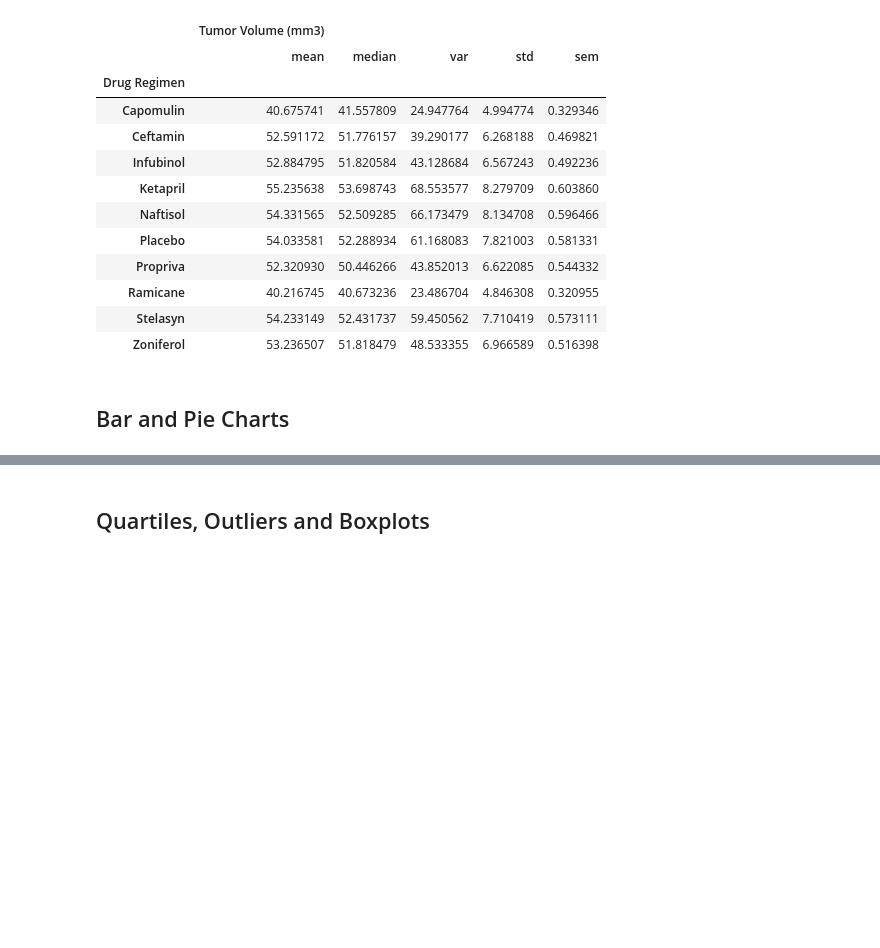
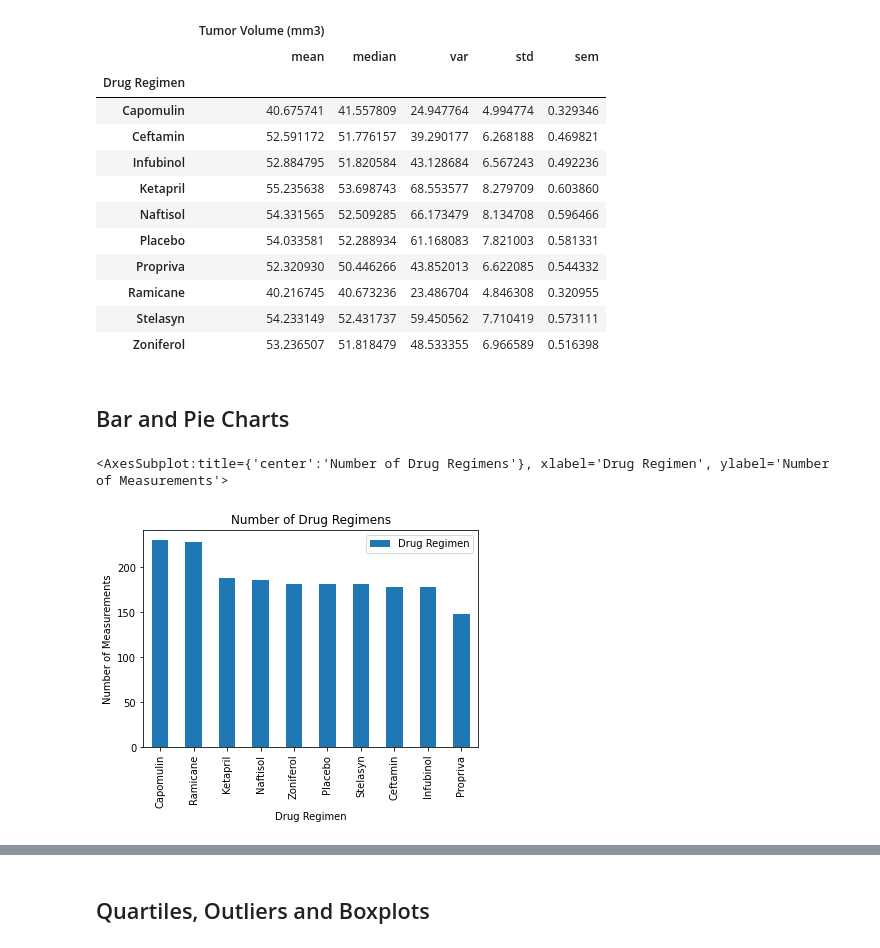
Before and after one commit to m36418o/matplotlib-challenge, a Jupyter notebook: pymaceuticals_starter.ipynb, the cells around one changed output, grey strips where cells are left out. Drawn from its saved outputs; the diff is of its cells as text; code cells hidden in the pictures; blank space fills up the shorter version.

Commit message:
Bar charts complete

```diff
--- a/pymaceuticals_starter.ipynb
+++ b/pymaceuticals_starter.ipynb
@@ -133,6 +133,9 @@ regimen_aggregate_df
 ## Bar and Pie Charts
 # %%
 # Generate a bar plot showing the total number of measurements taken on each drug regimen using pandas.
-pd.matplotlib.
+clean_results["Drug Regimen"].value_counts().plot(kind="bar",xlabel="Drug Regimen", ylabel="Number of Measurements", title="Number of Drug Regimens",legend=True)
+# %% [output]
+<AxesSubplot:title={'center':'Number of Drug Regimens'}, xlabel='Drug Regimen', ylabel='Number of Measurements'>
+[figure, added]
 # %%
 # Generate a bar plot showing the total number of measurements taken on each drug regimen using pyplot.
```
Also changed, not shown: parts of 3 cells of this notebook.
